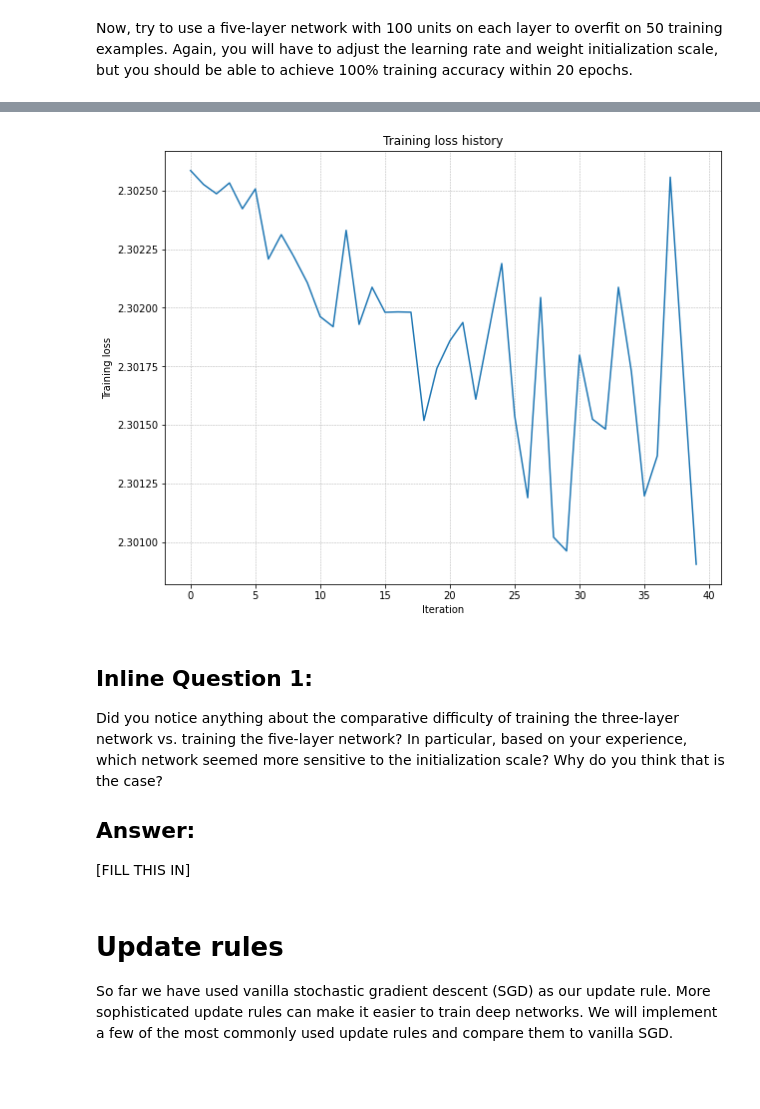
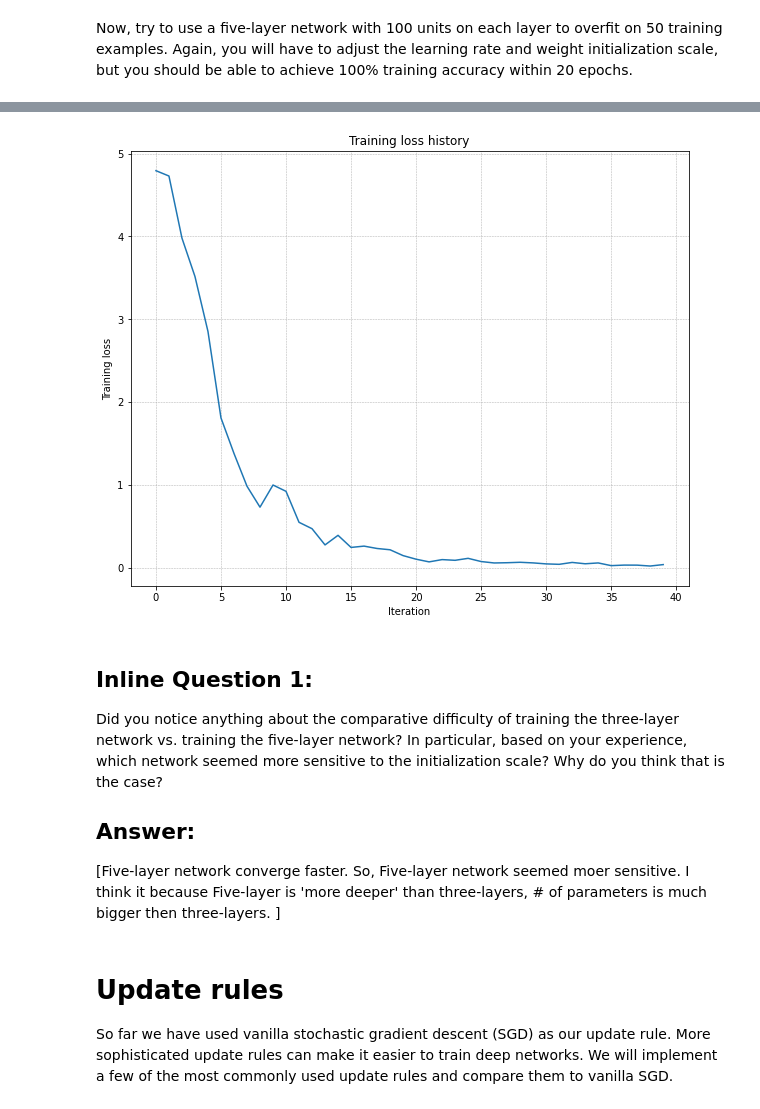
Before and after one commit to j-mayo/CS231n, a Jupyter notebook: FullyConnectedNets.ipynb, the cells around one changed output, grey strips where cells are left out. Cells and saved outputs as stored; diff of their text form; code cells hidden in the pictures; blank space fills up the shorter version.

```diff
--- a/FullyConnectedNets.ipynb
+++ b/FullyConnectedNets.ipynb
@@ -190,8 +190,8 @@ small_data = {
   'y_val': data['y_val'],
 }
 
-learning_rate = 2e-3  # Experiment with this!
-weight_scale = 1e-5   # Experiment with this!
+learning_rate = 1e-2  # Experiment with this!
+weight_scale = 5e-2   # Experiment with this!
 model = FullyConnectedNet(
     [100, 100, 100, 100],
     weight_scale=weight_scale,
@@ -235,10 +235,10 @@ plt.show()
-[figure, old version]
+[figure, new version]
 # %% [markdown]
 ## Inline Question 1:
 Did you notice anything about the comparative difficulty of training the three-layer network vs. training the five-layer network? In particular, based on your experience, which network seemed more sensitive to the initialization scale? Why do you think that is the case?
 
 ## Answer:
-[FILL THIS IN]
+[Five-layer network converge faster. So, Five-layer network seemed moer sensitive. I think it because Five-layer is 'more deeper' than three-layers, # of parameters is much bigger then three-layers. ]
 # %% [markdown]
 # Update rules
 So far we have used vanilla stochastic gradient descent (SGD) as our update rule. More sophisticated update rules can make it easier to train deep networks. We will implement a few of the most commonly used update rules and compare them to vanilla SGD.
```
Also changed, not shown: parts of 9 cells of this notebook.
